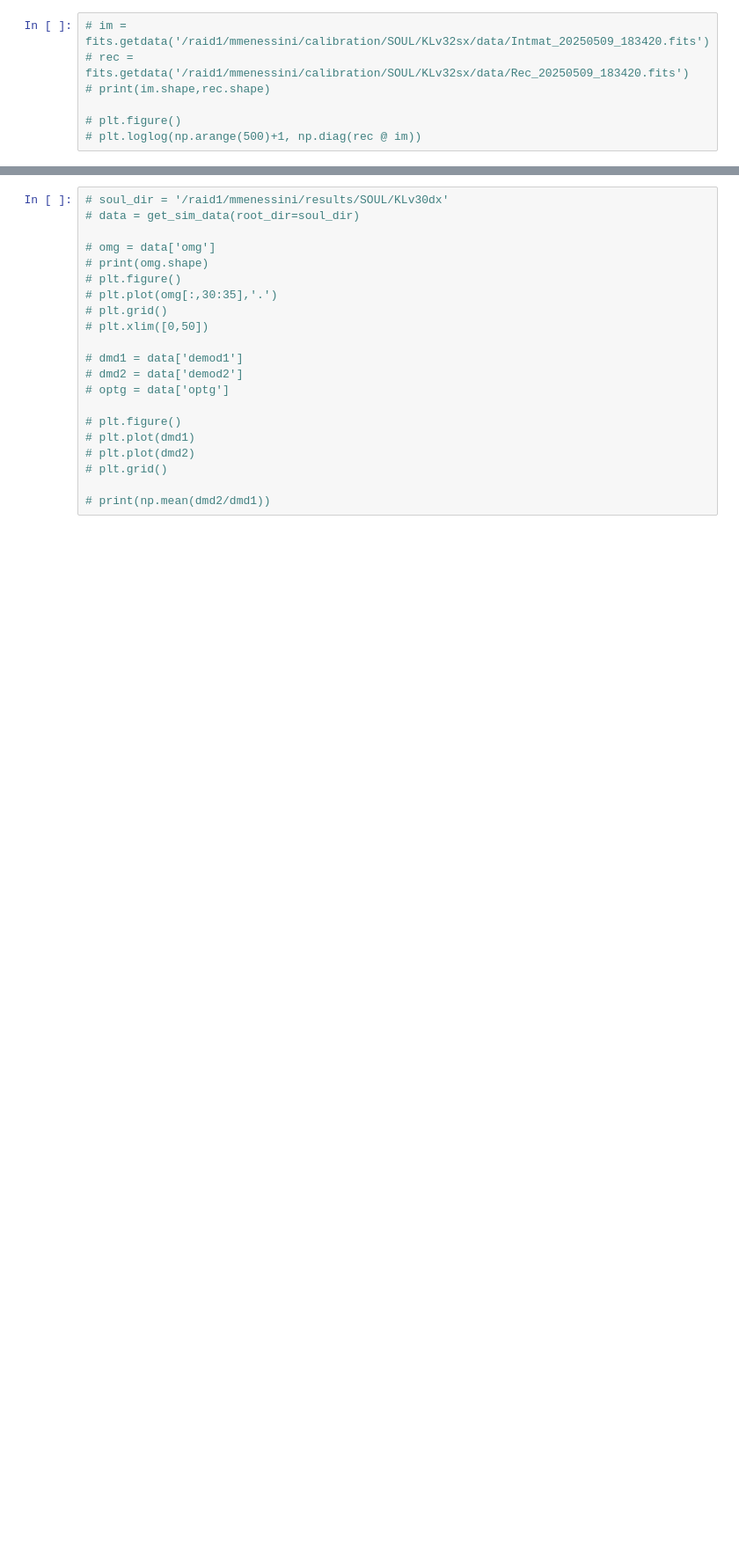
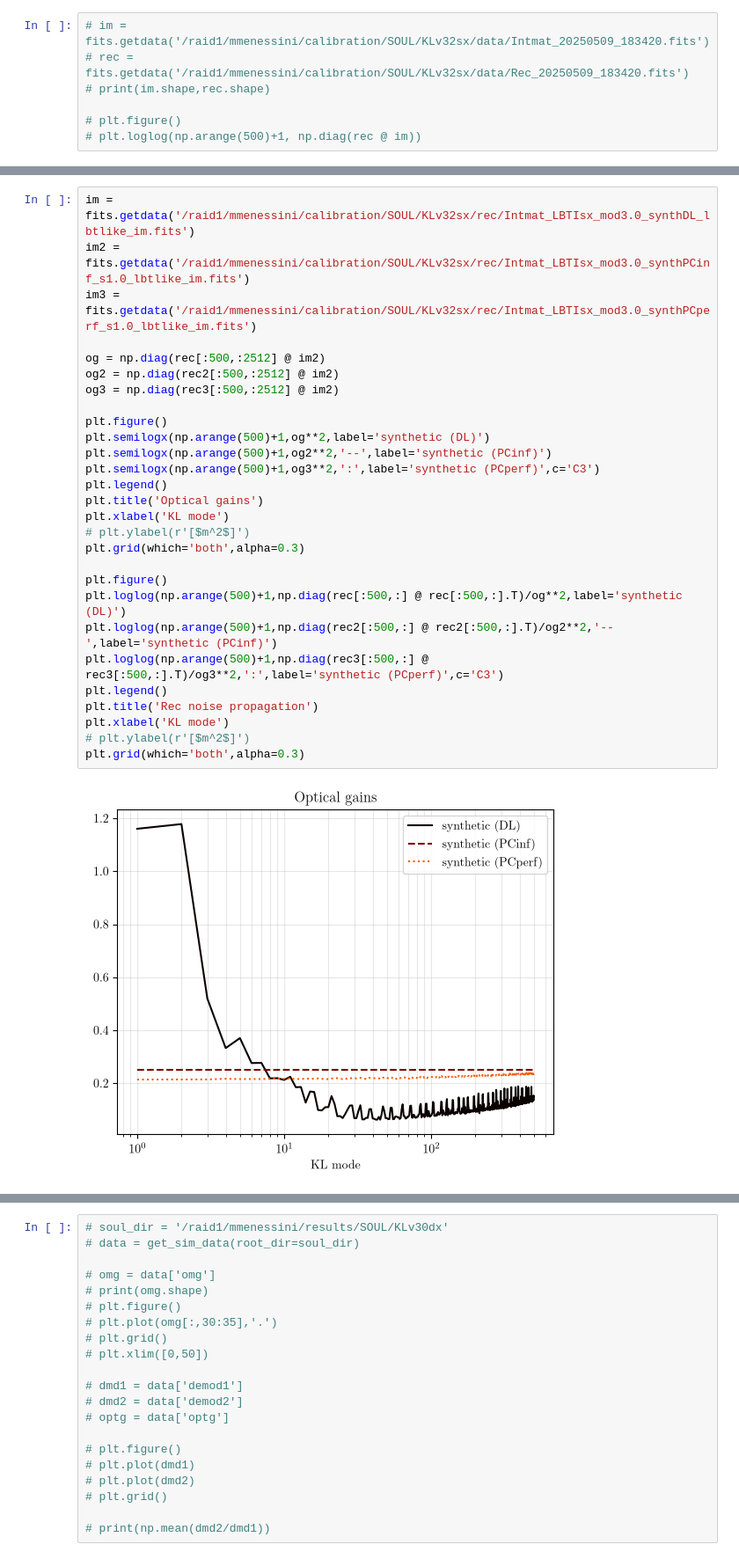
Before and after one commit to Menessao/SPECULA, a Jupyter notebook: config/ErrorBudget/SOULsx.ipynb, the cells around one changed output, grey strips where cells are left out. Shown at 88% size. Cells and saved outputs as stored; diff of their text form; blank space fills up the shorter version.

```diff
--- a/config/ErrorBudget/SOULsx.ipynb
+++ b/config/ErrorBudget/SOULsx.ipynb
@@ -104,0 +159,30 @@ plt.colorbar()
+# %%
+im = fits.getdata('/raid1/mmenessini/calibration/SOUL/KLv32sx/rec/Intmat_LBTIsx_mod3.0_synthDL_lbtlike_im.fits')
+im2 = fits.getdata('/raid1/mmenessini/calibration/SOUL/KLv32sx/rec/Intmat_LBTIsx_mod3.0_synthPCinf_s1.0_lbtlike_im.fits')
+im3 = fits.getdata('/raid1/mmenessini/calibration/SOUL/KLv32sx/rec/Intmat_LBTIsx_mod3.0_synthPCperf_s1.0_lbtlike_im.fits')
+
+og = np.diag(rec[:500,:2512] @ im2)
+og2 = np.diag(rec2[:500,:2512] @ im2)
+og3 = np.diag(rec3[:500,:2512] @ im2)
+
+plt.figure()
+plt.semilogx(np.arange(500)+1,og**2,label='synthetic (DL)')
+plt.semilogx(np.arange(500)+1,og2**2,'--',label='synthetic (PCinf)')
+plt.semilogx(np.arange(500)+1,og3**2,':',label='synthetic (PCperf)',c='C3')
+plt.legend()
+plt.title('Optical gains')
+plt.xlabel('KL mode')
+# plt.ylabel(r'[$m^2$]')
+plt.grid(which='both',alpha=0.3)
+
+plt.figure()
+plt.loglog(np.arange(500)+1,np.diag(rec[:500,:] @ rec[:500,:].T)/og**2,label='synthetic (DL)')
+plt.loglog(np.arange(500)+1,np.diag(rec2[:500,:] @ rec2[:500,:].T)/og2**2,'--',label='synthetic (PCinf)')
+plt.loglog(np.arange(500)+1,np.diag(rec3[:500,:] @ rec3[:500,:].T)/og3**2,':',label='synthetic (PCperf)',c='C3')
+plt.legend()
+plt.title('Rec noise propagation')
+plt.xlabel('KL mode')
+# plt.ylabel(r'[$m^2$]')
+plt.grid(which='both',alpha=0.3)
+# %% [output]
+[figure, added]
```
Also changed, not shown: parts of 8 cells of this notebook, 8 other files.
